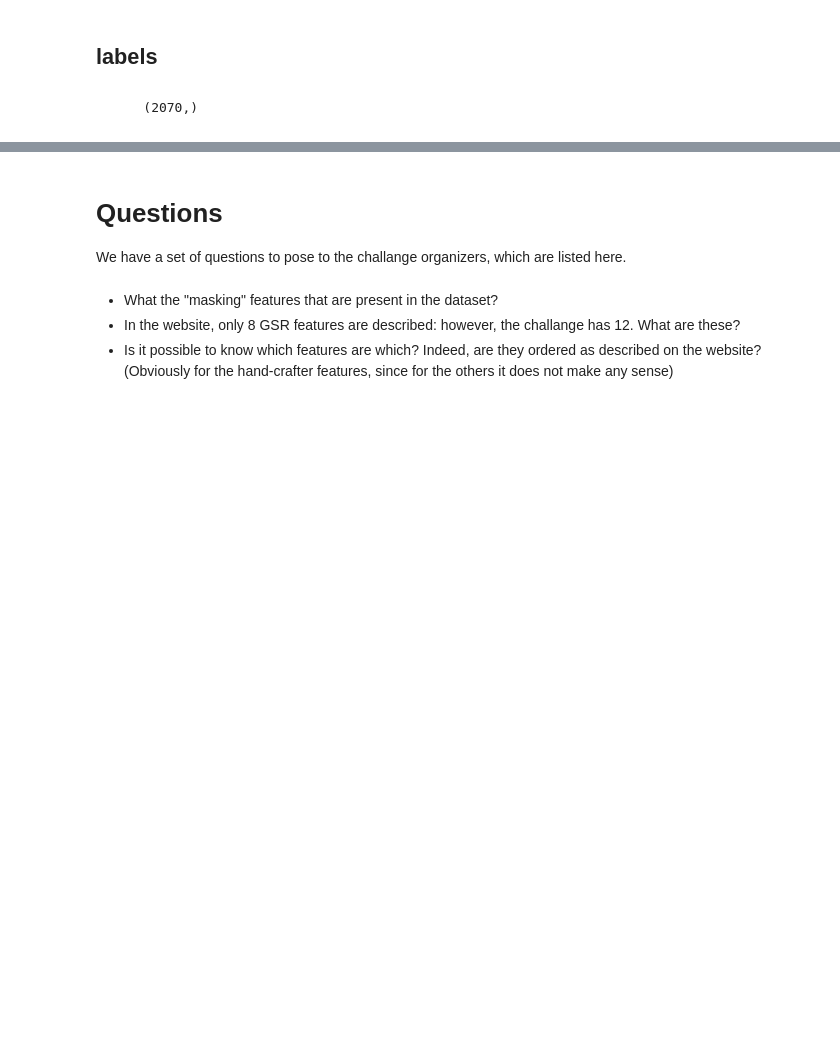
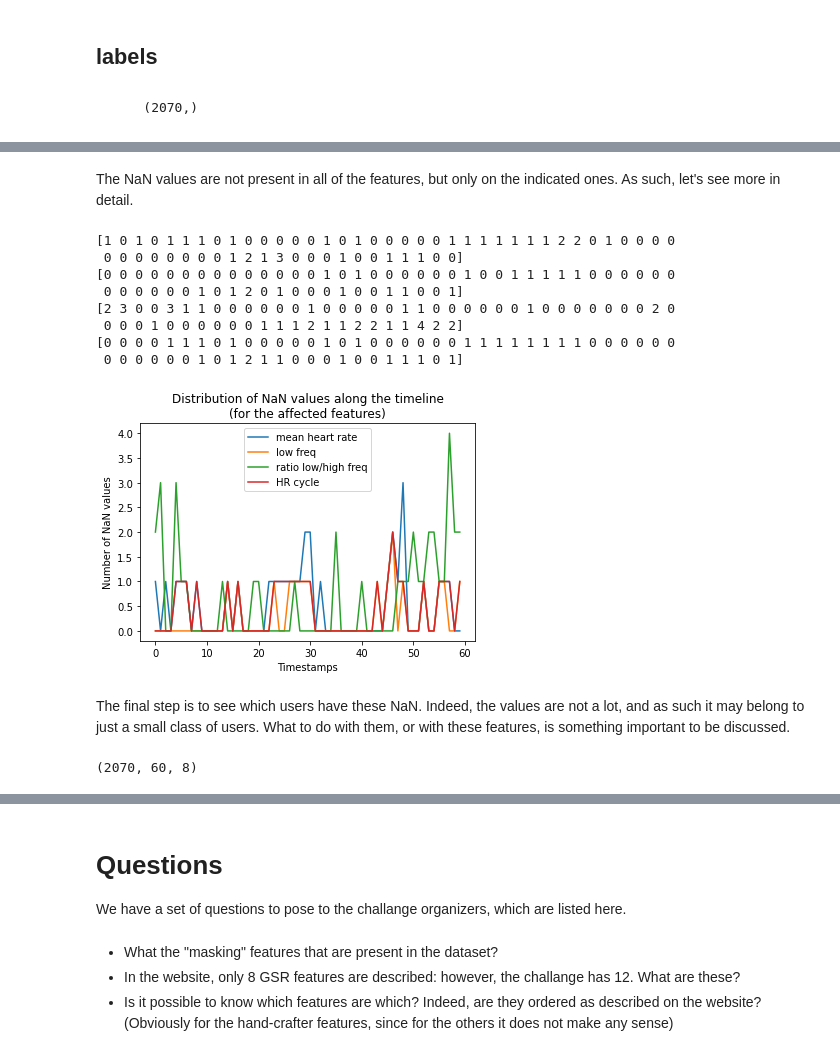
Before and after one commit to LeonardoAlchieri/MUSE, a Jupyter notebook: notebooks/tests.ipynb, the cells around one changed output, grey strips where cells are left out. Cells and saved outputs as stored; diff of their text form; code cells hidden in the pictures; blank space fills up the shorter version.

```diff
--- a/notebooks/tests.ipynb
+++ b/notebooks/tests.ipynb
@@ -72,7 +72,3 @@ Dimension of features in train set
 		GSR_masking: (2070, 60)
 ## labels
 		(2070,)
-# %%
-from src.data.smile import SmileData
-
-data = SmileData(data_path)
@@ -98,0 +110,19 @@ data.get_handcrafted_features(test=False, joined=False)
+# %%
+from numpy import sum as ndarray_sum, isnan, nonzero, array
+
+data_w_nan: ndarray = data["train"]["hand_crafted_features"]["ECG_features"]
+ecg_features_names: list[str] = [
+    "mean heart rate",
+    "std HRV R-R",
+    "RMSE R-R diff",
+    "low freq",
+    "high freq",
+    "ratio low/high freq",
+    "ratio very low/low freq",
+    "HR cycle",
+]
+ecg_features_names: ndarray = array(ecg_features_names)
+display(md("### ECG features w/ NaN"))
+nan_col_idx: tuple[ndarray, None] = nonzero(ndarray_sum(ndarray_sum(isnan(data_w_nan), axis=1), axis=0))
+for el in ecg_features_names[nan_col_idx]:
+    print(f'-- {el}')
@@ -98,0 +135,34 @@ data.get_handcrafted_features(test=False, joined=False)
+# %% [markdown]
+The NaN values are not present in all of the features, but only on the indicated ones. As such, let's see more in detail.
+# %%
+from matplotlib.pyplot import plot, show, legend, title, xlabel, ylabel
+
+if len(nan_col_idx) == 1:
+    nan_col_idx: ndarray = nan_col_idx[0]
+else:
+    pass
+for feat in nan_col_idx:
+    missing_timestamps: ndarray = ndarray_sum(isnan(data_w_nan[:,:,feat]), axis=0)
+    print(missing_timestamps)
+    plot(missing_timestamps, label=ecg_features_names[feat])
+legend()
+title("Distribution of NaN values along the timeline\n(for the affected features)")
+xlabel("Timestamps")
+ylabel("Number of NaN values")
+show()
+# %% [output]
+[1 0 1 0 1 1 1 0 1 0 0 0 0 0 1 0 1 0 0 0 0 0 1 1 1 1 1 1 1 2 2 0 1 0 0 0 0
+ 0 0 0 0 0 0 0 0 1 2 1 3 0 0 0 1 0 0 1 1 1 0 0]
+[0 0 0 0 0 0 0 0 0 0 0 0 0 0 1 0 1 0 0 0 0 0 0 1 0 0 1 1 1 1 1 0 0 0 0 0 0
+ 0 0 0 0 0 0 1 0 1 2 0 1 0 0 0 1 0 0 1 1 0 0 1]
+[2 3 0 0 3 1 1 0 0 0 0 0 0 1 0 0 0 0 0 1 1 0 0 0 0 0 0 1 0 0 0 0 0 0 0 2 0
+ 0 0 0 1 0 0 0 0 0 0 1 1 1 2 1 1 2 2 1 1 4 2 2]
+[0 0 0 0 1 1 1 0 1 0 0 0 0 0 1 0 1 0 0 0 0 0 0 1 1 1 1 1 1 1 1 0 0 0 0 0 0
+ 0 0 0 0 0 0 1 0 1 2 1 1 0 0 0 1 0 0 1 1 1 0 1]
+[figure, added]
+# %% [markdown]
+The final step is to see which users have these NaN. Indeed, the values are not a lot, and as such it may belong to just a small class of users. What to do with them, or with these features, is something important to be discussed.
+# %%
+isnan(data_w_nan).shape
+# %% [output]
+(2070, 60, 8)
```
Also changed, not shown: parts of 9 cells of this notebook, 2 other files.
